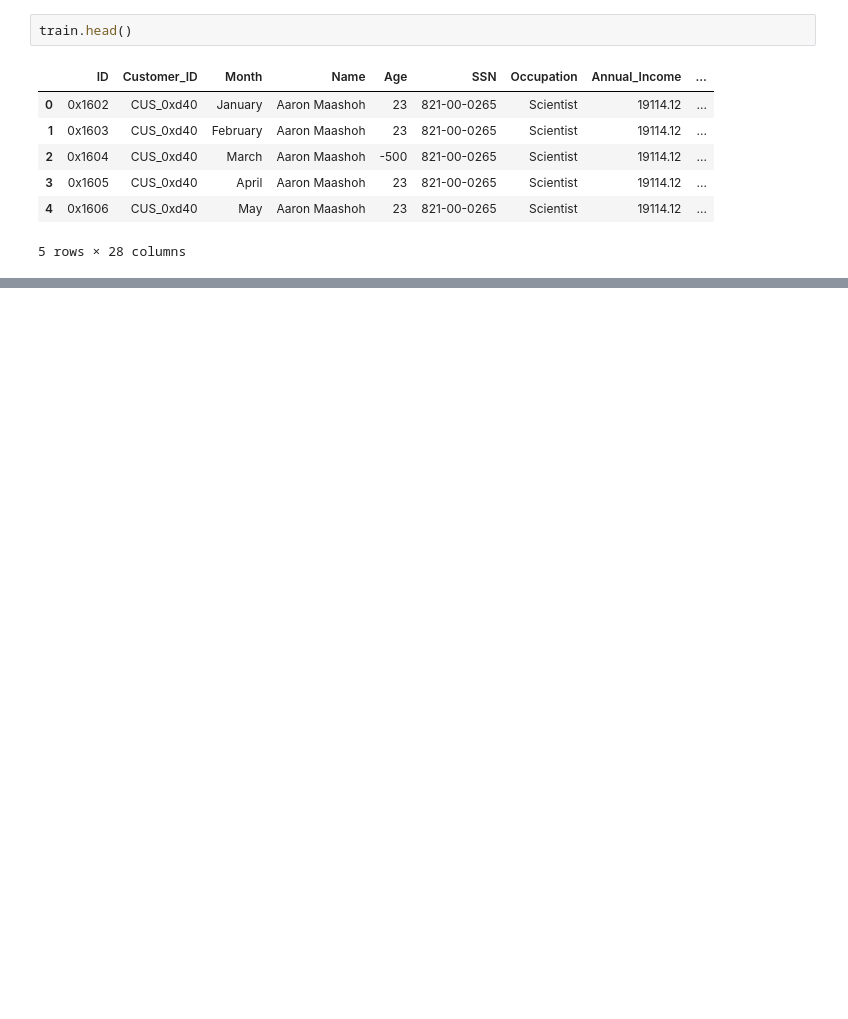
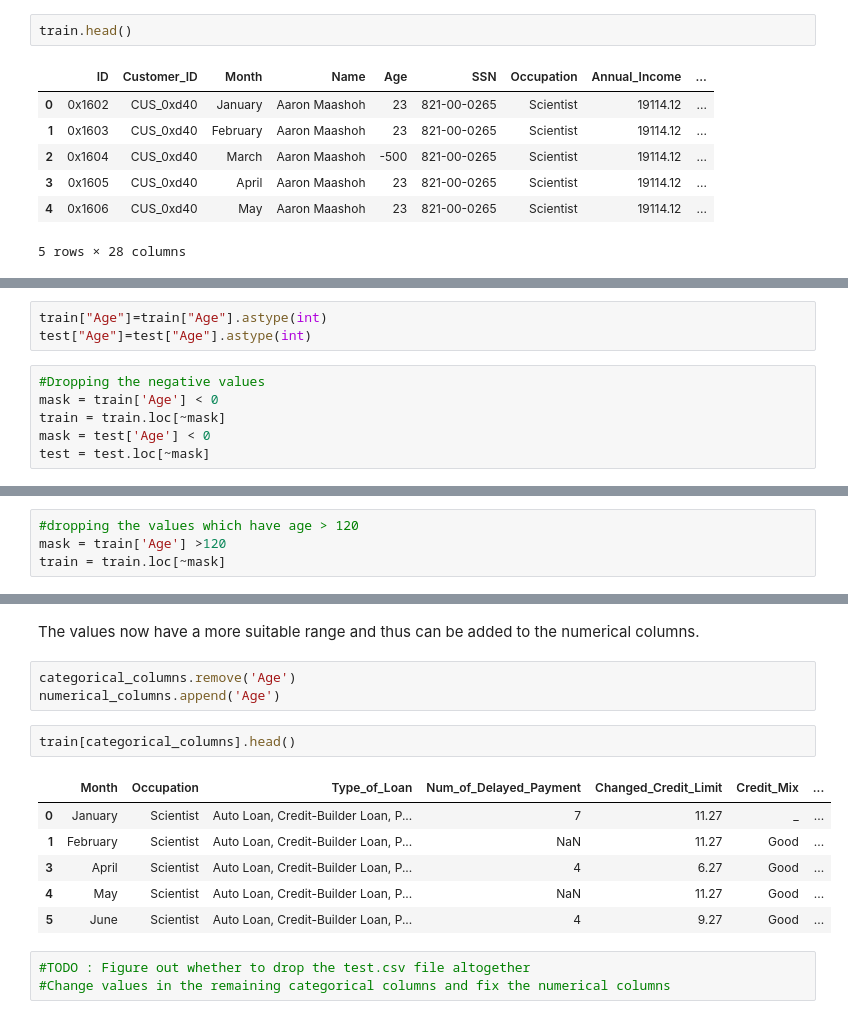
Before and after one commit to SaitejSamudrala/Credit-Score-Classification, a Jupyter notebook: src/main.ipynb, the cells around one changed output, grey strips where cells are left out. Cells and saved outputs as stored; diff of their text form; blank space fills up the shorter version.

```diff
--- a/src/main.ipynb
+++ b/src/main.ipynb
@@ -18,0 +135,9 @@ train.head()
+# %%
+train["Age"]=train["Age"].astype(int)
+test["Age"]=test["Age"].astype(int)
+# %%
+#Dropping the negative values
+mask = train['Age'] < 0
+train = train.loc[~mask]
+mask = test['Age'] < 0
+test = test.loc[~mask]
@@ -18,0 +152,4 @@ train.head()
+# %%
+#dropping the values which have age > 120
+mask = train['Age'] >120
+train = train.loc[~mask]
@@ -18,0 +167,17 @@ train.head()
+# %% [markdown]
+The values now have a more suitable range and thus can be added to the numerical columns.
+# %%
+categorical_columns.remove('Age')
+numerical_columns.append('Age')
+# %%
+train[categorical_columns].head()
+# %% [output]
+|  | Month | Occupation | Type_of_Loan | Num_of_Delayed_Payment | Changed_Credit_Limit | Credit_Mix | ... |
+| 0 | January | Scientist | Auto Loan, Credit-Builder Loan, P... | 7 | 11.27 | _ | ... |
+| 1 | February | Scientist | Auto Loan, Credit-Builder Loan, P... | NaN | 11.27 | Good | ... |
+| 3 | April | Scientist | Auto Loan, Credit-Builder Loan, P... | 4 | 6.27 | Good | ... |
+| 4 | May | Scientist | Auto Loan, Credit-Builder Loan, P... | NaN | 11.27 | Good | ... |
+| 5 | June | Scientist | Auto Loan, Credit-Builder Loan, P... | 4 | 9.27 | Good | ... |
+# %%
+#TODO : Figure out whether to drop the test.csv file altogether
+#Change values in the remaining categorical columns and fix the numerical columns
```
Also changed, not shown: parts of 24 cells of this notebook.
